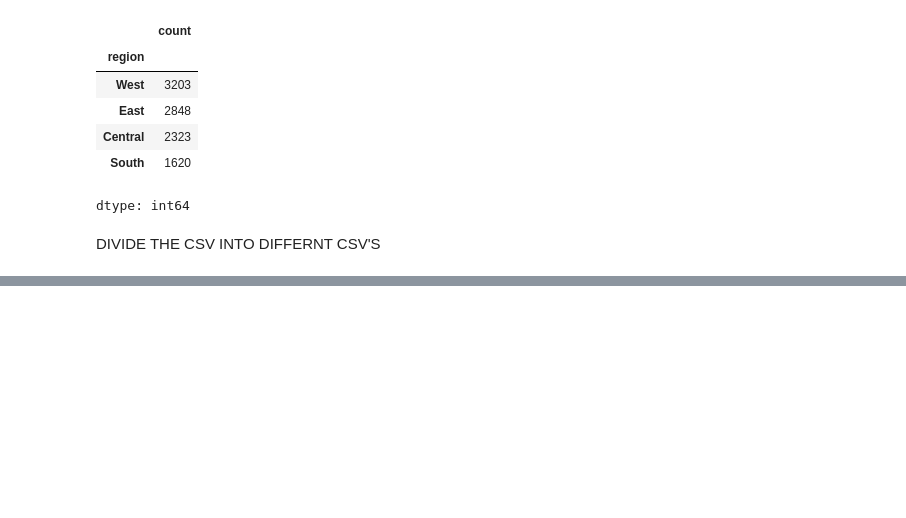
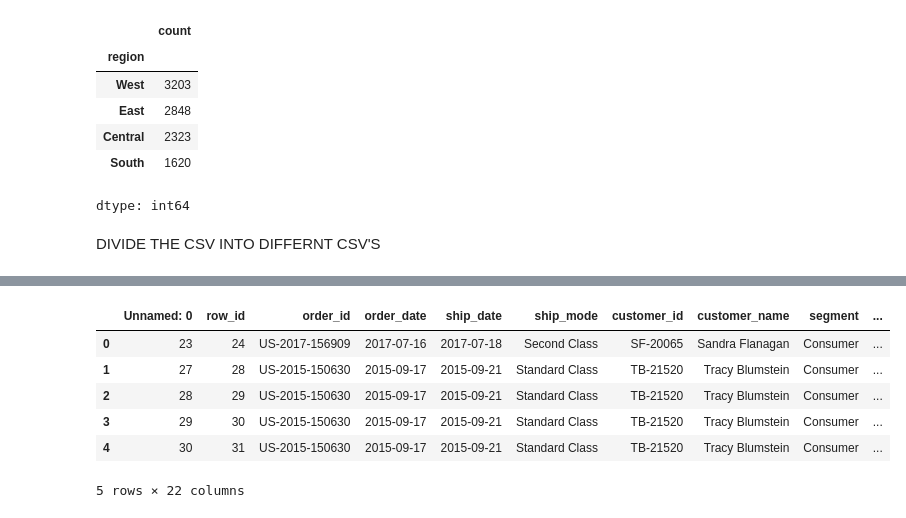
Before and after one commit to Sru-j/Linux, a Jupyter notebook: data_load_url.ipynb, the cells around one changed output, grey strips where cells are left out. Cells and saved outputs as stored; diff of their text form; code cells hidden in the pictures; blank space fills up the shorter version.

```diff
--- a/data_load_url.ipynb
+++ b/data_load_url.ipynb
@@ -383,0 +413,12 @@ DIVIDE THE CSV INTO DIFFERNT CSV'S
+# %%
+east_df = df[df['region'] == 'East']
+east_df.to_csv("/content/drive/My Drive/Colab Notebooks/day_10_data/superstore_east.csv")
+pd.read_csv("/content/drive/My Drive/Colab Notebooks/day_10_data/superstore_east.csv").head()
+# %% [output]
+|  | Unnamed: 0 | row_id | order_id | order_date | ship_date | ship_mode | customer_id | customer_name | segment | ... |
+| 0 | 23 | 24 | US-2017-156909 | 2017-07-16 | 2017-07-18 | Second Class | SF-20065 | Sandra Flanagan | Consumer | ... |
+| 1 | 27 | 28 | US-2015-150630 | 2015-09-17 | 2015-09-21 | Standard Class | TB-21520 | Tracy Blumstein | Consumer | ... |
+| 2 | 28 | 29 | US-2015-150630 | 2015-09-17 | 2015-09-21 | Standard Class | TB-21520 | Tracy Blumstein | Consumer | ... |
+| 3 | 29 | 30 | US-2015-150630 | 2015-09-17 | 2015-09-21 | Standard Class | TB-21520 | Tracy Blumstein | Consumer | ... |
+| 4 | 30 | 31 | US-2015-150630 | 2015-09-17 | 2015-09-21 | Standard Class | TB-21520 | Tracy Blumstein | Consumer | ... |
+5 rows × 22 columns
```
Also changed, not shown: parts of 5 cells of this notebook.
